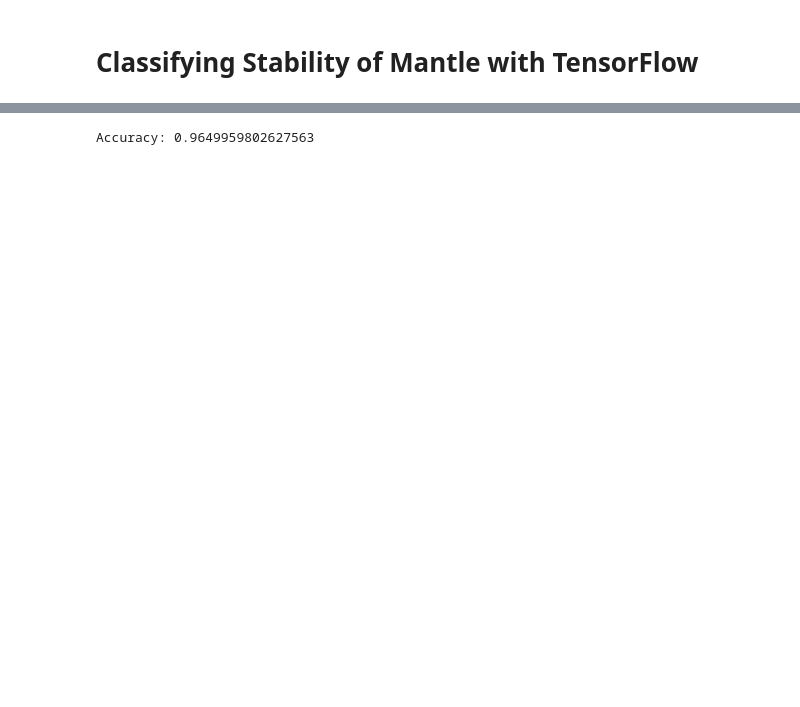
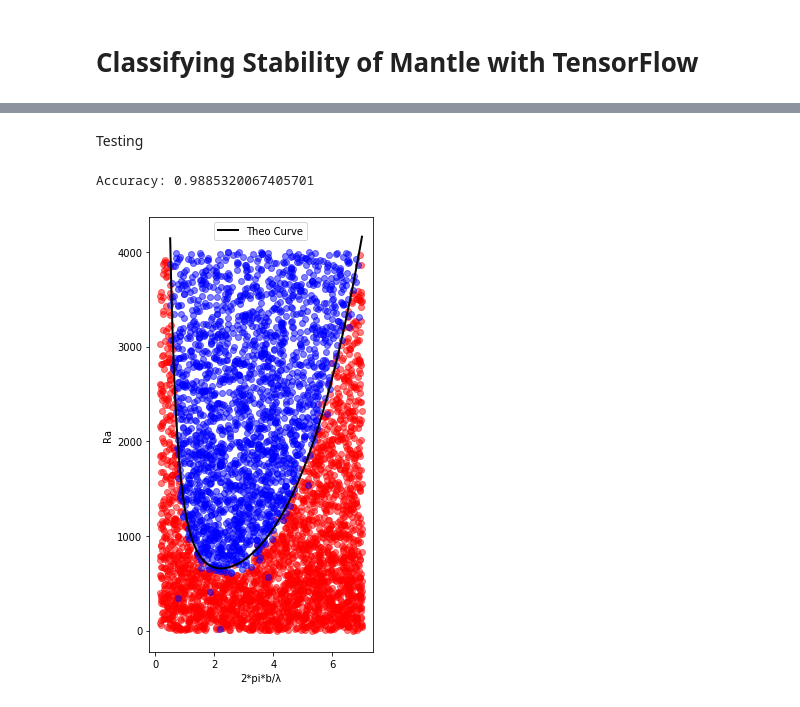
Before and after one commit to MrXiaoXiao/DLiES, a Jupyter notebook: Lecture1/codes/ClassifyingStabilityOfMantleWithTF.ipynb, the cells around one changed output, grey strips where cells are left out. Saved outputs shown, nothing was run; the diff lists cells and outputs as text; code cells hidden in the pictures; blank space fills up the shorter version.

```diff
--- a/Lecture1/codes/ClassifyingStabilityOfMantleWithTF.ipynb
+++ b/Lecture1/codes/ClassifyingStabilityOfMantleWithTF.ipynb
@@ -109,7 +119,11 @@ def full_connection_layer(input_tensor, n_out,
 # %%
-def inference(input_tensor):
-    hidden_layer_1 = full_connection_layer(input_tensor=input_tensor,n_out=4, name='fc_layer_1')
-    hidden_layer_2 = full_connection_layer(input_tensor=hidden_layer_1,n_out=4, name='fc_layer_2')
-    hidden_layer_3 = full_connection_layer(input_tensor=hidden_layer_2,n_out=4, name='fc_layer_3')
-    pred = full_connection_layer(input_tensor=hidden_layer_3,n_out=2, name='pred')
-    return pred
+def inference(input_tensor, return_represent_layer = False, reuse = False):
+    hidden_layer_1 = fully_connected_layer(input_tensor=input_tensor,n_out=16,reuse = reuse, name='fc_layer_1')
+    hidden_layer_2 = fully_connected_layer(input_tensor=hidden_layer_1,n_out=8,reuse = reuse, name='fc_layer_2')
+    hidden_layer_3 = fully_connected_layer(input_tensor=hidden_layer_2,n_out=4,reuse = reuse, name='fc_layer_3')
+    hidden_layer_4 = fully_connected_layer(input_tensor=hidden_layer_3,n_out=2,reuse = reuse, name='fc_layer_4')
+    pred = fully_connected_layer(input_tensor=hidden_layer_4,n_out=2, reuse = reuse, name='pred')
+    if return_represent_layer:
+        return hidden_layer_4
+    else:
+        return pred
@@ -159,6 +177,53 @@ for idx in range(step_num):
+# %% [markdown]
+Testing
 # %%
 correct_pred = tf.equal(tf.argmax(pred,1),tf.argmax(label,1))
 accuracy = tf.reduce_mean(tf.cast(correct_pred, tf.float32))
-print('Accuracy: {}'.format(sess.run(accuracy,{input_tensor: test_set['input'], label: test_set['label']})))
+test_pred, test_accuracy = sess.run([pred, accuracy],{input_tensor: test_set['input'], label: test_set['label']})
+print('Accuracy: {}'.format(test_accuracy))
 # %% [output]
-Accuracy: 0.9649959802627563
+Accuracy: 0.9885320067405701
+# %%
+#compare test results with theoretical curve
+plt.figure(figsize=(4,8))
+x_pred_stable = []
+y_pred_stable = []
+x_pred_unstable = []
+y_pred_unstable = []
+
+for idx in range(min(len(test_set['input']),10000)):
+    g = test_set['input'][idx,0]*10
+    a = test_set['input'][idx,1]*1e-5
+    v = test_set['input'][idx,2]
+    k = test_set['input'][idx,3]
+    d = test_set['input'][idx,4]
+    b = test_set['input'][idx,5]*10000
+    lam = test_set['input'][idx,6]*10000
+    dT = test_set['input'][idx,7]*1000
+    #map_x = ((np.pi**4)*((4+(lam/b)**2)**3))/(4*((lam/b)**4))
+    map_x = (2.0*np.pi*b)/lam
+    map_y = ((a*g*dT*(d**3))/(v*k))*1e7
+    if map_y > 4000:
+        continue
+
+    if np.argmax(test_pred[idx])==0:
+        map_color = 'r'
+        x_pred_stable.append(map_x)
+        y_pred_stable.append(map_y)
+    else:
+        map_color = 'b'
+        x_pred_unstable.append(map_x)
+        y_pred_unstable.append(map_y)
+    #plt.plot([map_x],[map_y],color=map_color,marker='o')
+#plot theo curve
+plt.scatter(x_pred_stable,y_pred_stable,color='r',alpha=0.5)
+plt.scatter(x_pred_unstable,y_pred_unstable,color='b',alpha=0.5)
+plot_x = np.arange(0.5,7,0.001)
+plot_y = ((np.pi**4)*((4+(2*np.pi/plot_x)**2)**3))/(4*((2*np.pi/plot_x)**4))
+plt.plot(plot_x,plot_y,color='k',linewidth=2,label='Theo Curve')
+plt.xlabel('2*pi*b/λ')
+plt.ylabel('Ra')
+plt.legend()
+plt.show()
+# %% [output]
+[figure, added]
```
Also changed, not shown: parts of 13 cells of this notebook, 1 other file.
